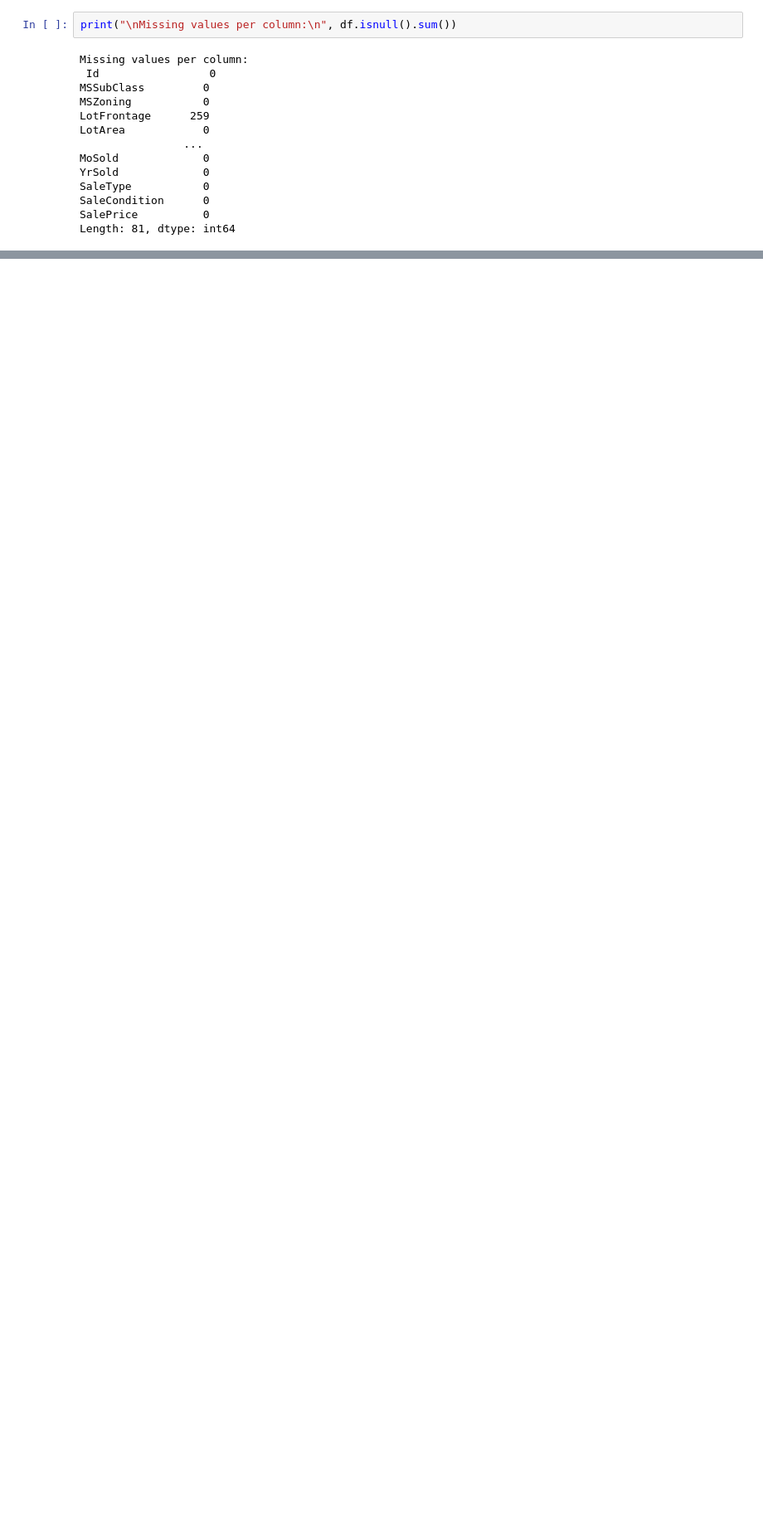
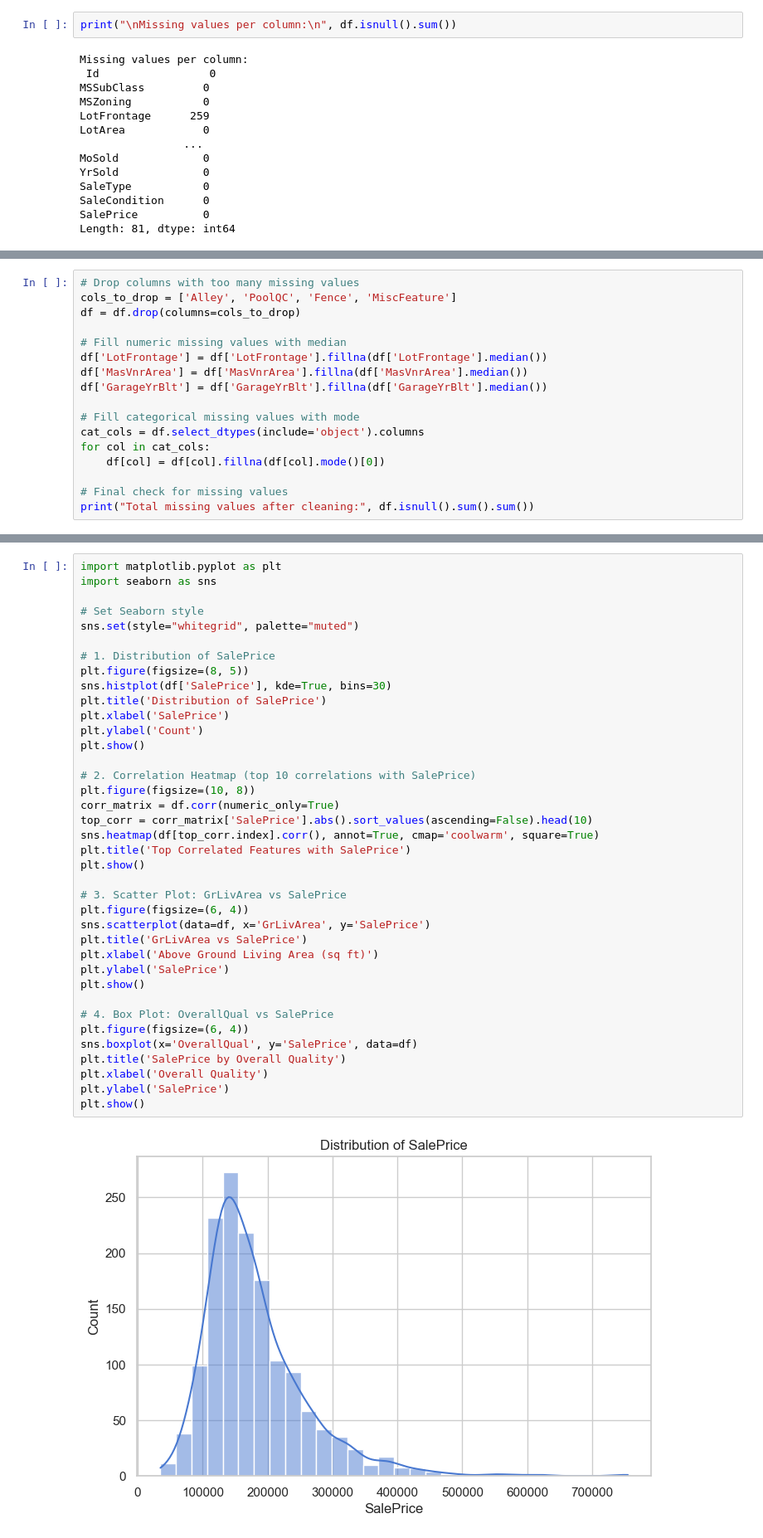
Before and after one commit to Elen-tesfai/HousePricesProject, a Jupyter notebook: explore_data.ipynb, the cells around one changed output, grey strips where cells are left out. Shown at 83% size. Drawn from its saved outputs; the diff is of its cells as text; blank space fills up the shorter version.

```diff
--- a/explore_data.ipynb
+++ b/explore_data.ipynb
@@ -192,0 +102,17 @@ dtype: int64
+# %%
+# Drop columns with too many missing values
+cols_to_drop = ['Alley', 'PoolQC', 'Fence', 'MiscFeature']
+df = df.drop(columns=cols_to_drop)
+
+# Fill numeric missing values with median
+df['LotFrontage'] = df['LotFrontage'].fillna(df['LotFrontage'].median())
+df['MasVnrArea'] = df['MasVnrArea'].fillna(df['MasVnrArea'].median())
+df['GarageYrBlt'] = df['GarageYrBlt'].fillna(df['GarageYrBlt'].median())
+
+# Fill categorical missing values with mode
+cat_cols = df.select_dtypes(include='object').columns
+for col in cat_cols:
+    df[col] = df[col].fillna(df[col].mode()[0])
+
+# Final check for missing values
+print("Total missing values after cleaning:", df.isnull().sum().sum())
@@ -192,0 +134,40 @@ dtype: int64
+# %%
+import matplotlib.pyplot as plt
+import seaborn as sns
+
+# Set Seaborn style
+sns.set(style="whitegrid", palette="muted")
+
+# 1. Distribution of SalePrice
+plt.figure(figsize=(8, 5))
+sns.histplot(df['SalePrice'], kde=True, bins=30)
+plt.title('Distribution of SalePrice')
+plt.xlabel('SalePrice')
+plt.ylabel('Count')
+plt.show()
+
+# 2. Correlation Heatmap (top 10 correlations with SalePrice)
+plt.figure(figsize=(10, 8))
+corr_matrix = df.corr(numeric_only=True)
+top_corr = corr_matrix['SalePrice'].abs().sort_values(ascending=False).head(10)
+sns.heatmap(df[top_corr.index].corr(), annot=True, cmap='coolwarm', square=True)
+plt.title('Top Correlated Features with SalePrice')
+plt.show()
+
+# 3. Scatter Plot: GrLivArea vs SalePrice
+plt.figure(figsize=(6, 4))
+sns.scatterplot(data=df, x='GrLivArea', y='SalePrice')
+plt.title('GrLivArea vs SalePrice')
+plt.xlabel('Above Ground Living Area (sq ft)')
+plt.ylabel('SalePrice')
+plt.show()
+
+# 4. Box Plot: OverallQual vs SalePrice
+plt.figure(figsize=(6, 4))
+sns.boxplot(x='OverallQual', y='SalePrice', data=df)
+plt.title('SalePrice by Overall Quality')
+plt.xlabel('Overall Quality')
+plt.ylabel('SalePrice')
+plt.show()
+# %% [output]
+[figure, added]
```
Also changed, not shown: parts of 14 cells of this notebook, 1 other file.
